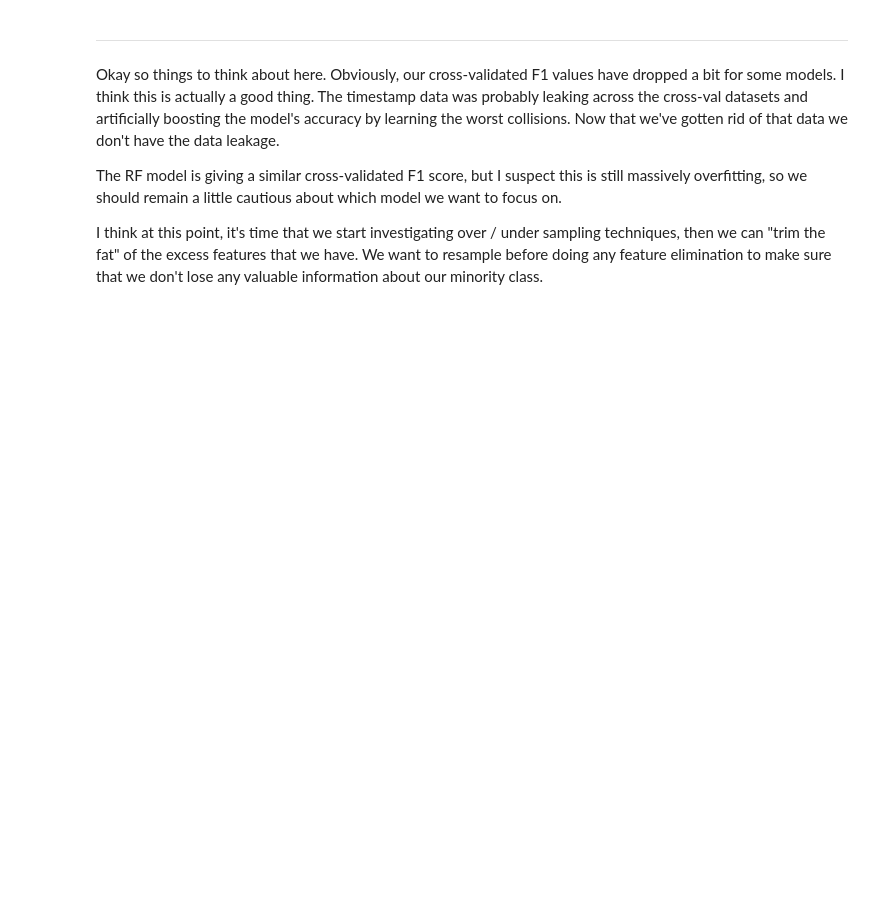
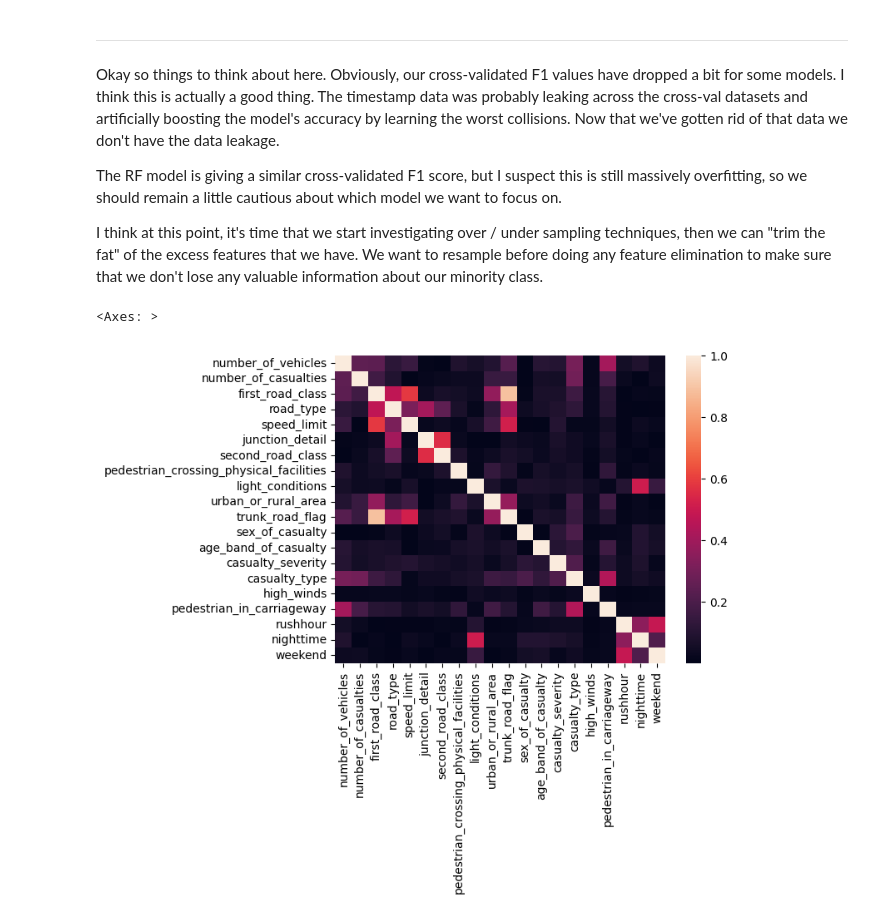
Before and after one commit to EJCassella/STATS19_severity_prediction, a Jupyter notebook: 09 - Modelling Episode II.ipynb, the cells around one changed output. Cells and saved outputs as stored; diff of their text form; code cells hidden in the pictures; blank space fills up the shorter version.

```diff
--- a/09 - Modelling Episode II.ipynb
+++ b/09 - Modelling Episode II.ipynb
@@ -207,3 +194,10 @@ I think at this point, it's time that we start investigating over / under sampli
 # %%
 train.to_csv('encoded_train.csv', index=False)
 test.to_csv('encoded_test.csv', index=False)
+# %%
+import seaborn as sns
+corr = abs(train.corr())
+sns.heatmap(corr)
+# %% [output]
+<Axes: >
+[figure, added]
```
Also changed, not shown: parts of 13 cells of this notebook, 4 other files.
